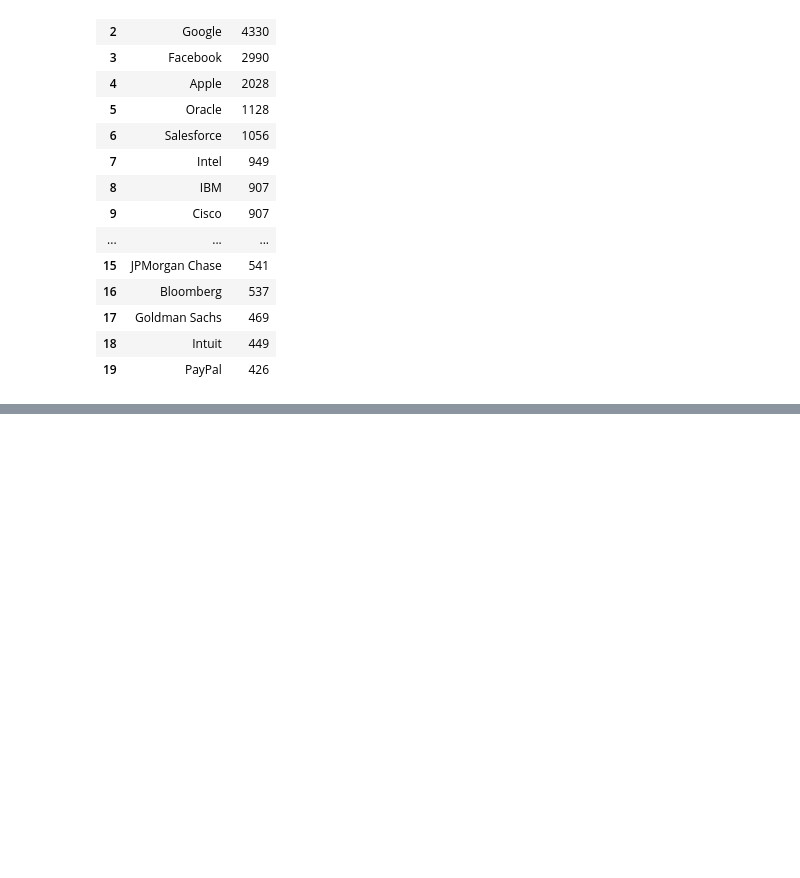
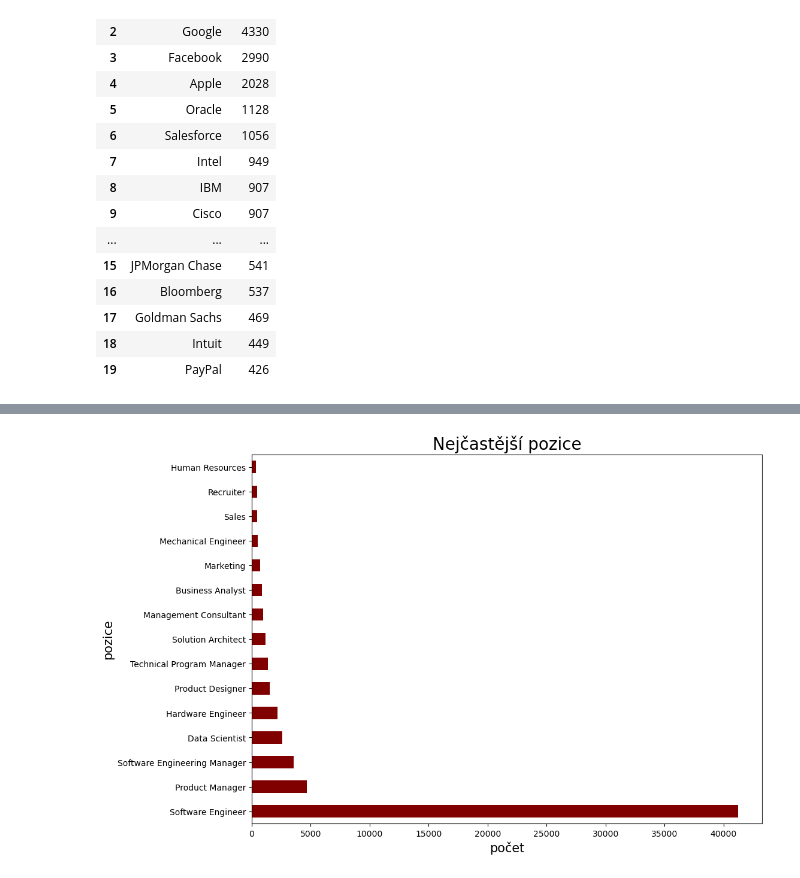
Before and after one commit to danecek2002/AnalyzingTechCompanies, a Jupyter notebook: project.ipynb, the cells around one changed output, grey strips where cells are left out. Cells and saved outputs as stored; diff of their text form; code cells hidden in the pictures; blank space fills up the shorter version.

```diff
--- a/project.ipynb
+++ b/project.ipynb
@@ -206,0 +186,9 @@ Name: title, dtype: int64
+# %%
+most_common_jobs = df.title.value_counts() #nejčastější pozice
+most_common_jobs.plot.barh(figsize = (11,8),color='maroon')
+plt.title("Nejčastější pozice" ,size=20)
+plt.xlabel("počet" ,size= 15)
+plt.ylabel("pozice", size = 15)
+plt.show()
+# %% [output]
+[figure, added]
```
Also changed, not shown: parts of 3 cells of this notebook.
